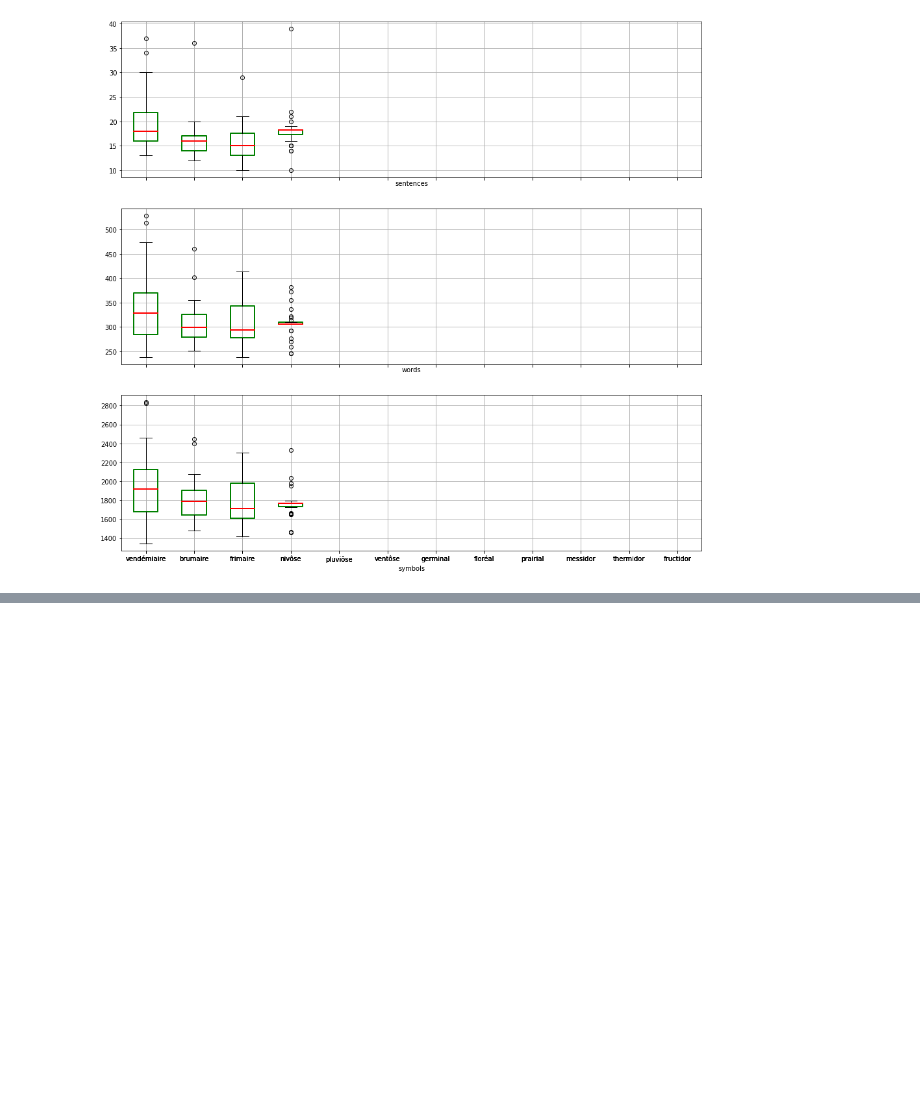
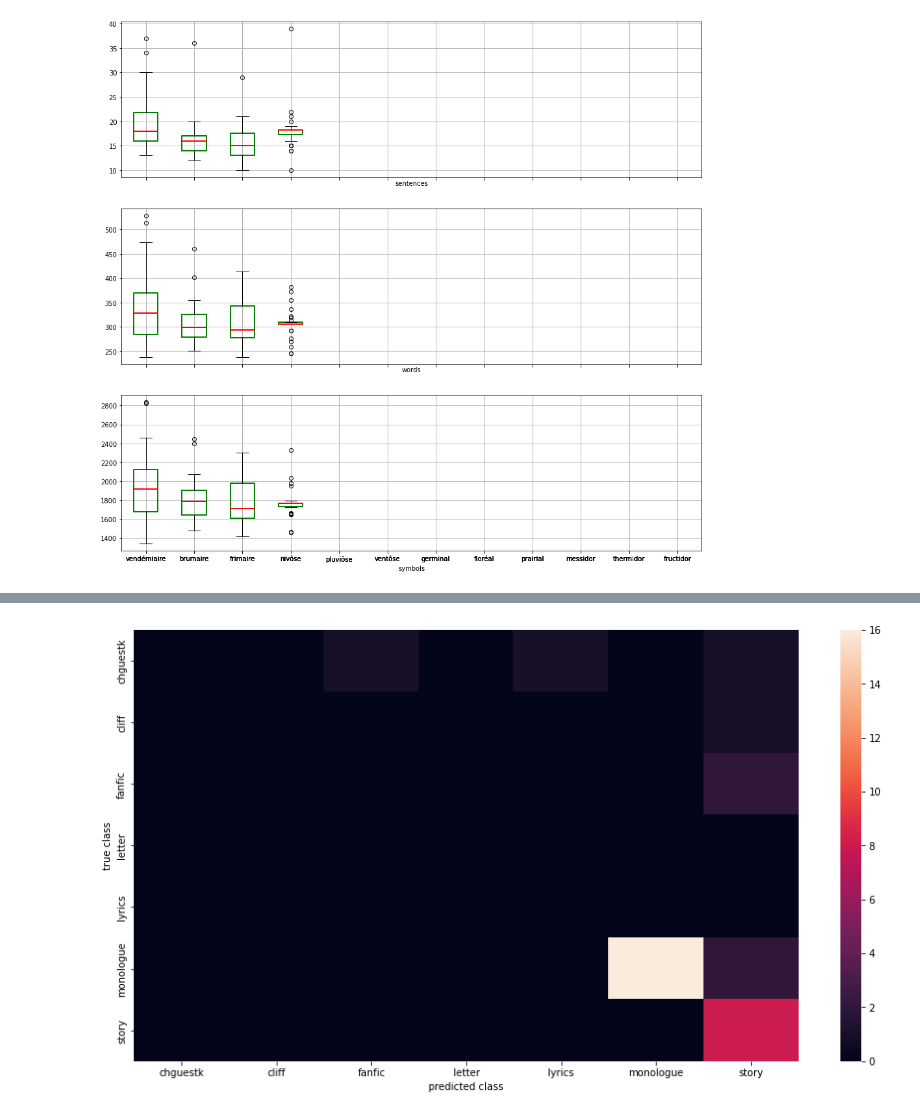
Before and after one commit to yualapshina/ccxxxi-statistics, a Jupyter notebook: ccxxxi.ipynb, the cells around one changed output, grey strips where cells are left out. Drawn from its saved outputs; the diff is of its cells as text; code cells hidden in the pictures; blank space fills up the shorter version.

```diff
--- a/ccxxxi.ipynb
+++ b/ccxxxi.ipynb
@@ -202,0 +206,20 @@ plt.scatter(df["capitals"], df["dashes"])
+# %%
+target_column = "label"
+clf_dum_df = pd.get_dummies(data=df, columns=["month"]).drop(columns=["name", "text"])
+X, y = clf_dum_df.drop(columns=[target_column]), clf_dum_df[target_column]
+X_train, X_test, y_train, y_test = train_test_split(X, y, test_size=0.3, random_state=88)
+
+sc = StandardScaler()
+X_train = sc.fit_transform(X_train)
+X_test = sc.transform(X_test)
+
+clf = RandomForestClassifier().fit(X_train, y_train)
+y_pred_clf = clf.predict(X_test)
+
+sns.heatmap(confusion_matrix(y_test, y_pred_clf, labels=clf.classes_),
+            xticklabels=clf.classes_, yticklabels=clf.classes_)
+plt.xlabel("predicted class")
+plt.ylabel("true class")
+plt.show()
+# %% [output]
+[figure, added]
```
Also changed, not shown: parts of 8 cells of this notebook.
